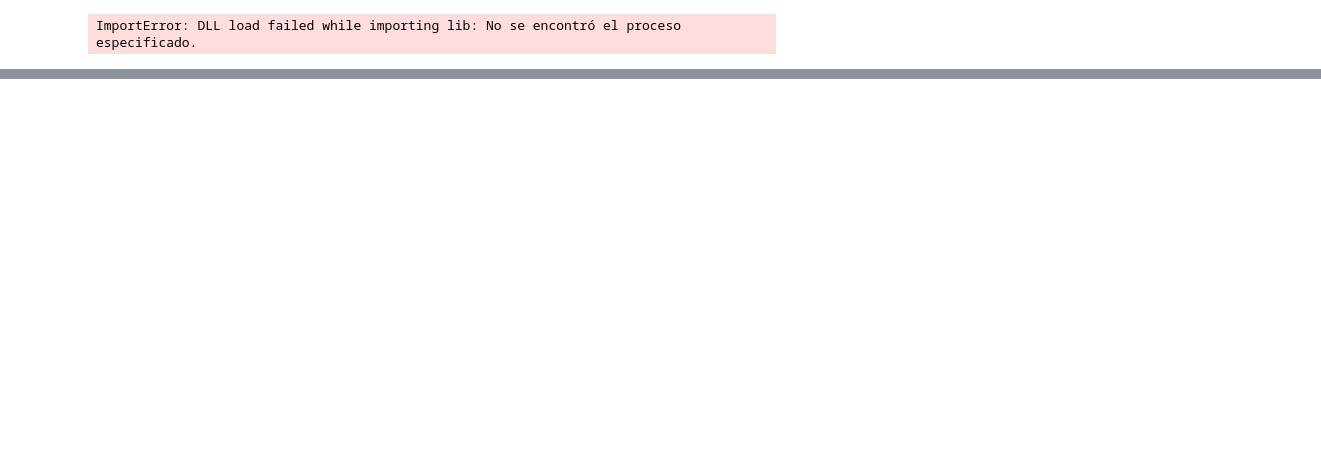
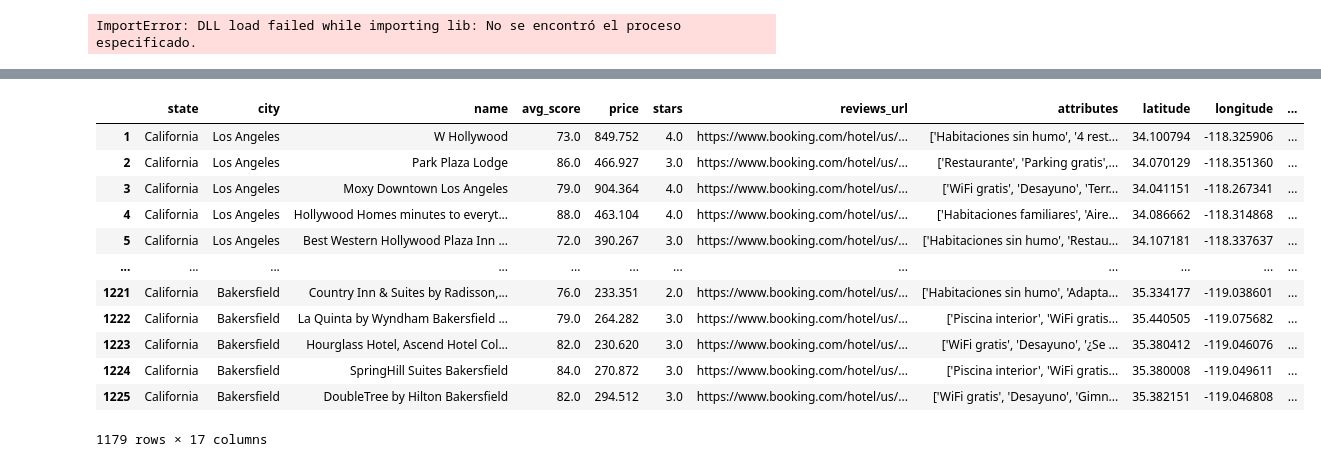
Before and after one commit to LeonardoCostaH/PF_DS_YELP, a Jupyter notebook: streamlit/pages/streamlit.ipynb, the cells around one changed output, grey strips where cells are left out. Saved outputs shown, nothing was run; the diff lists cells and outputs as text; code cells hidden in the pictures; blank space fills up the shorter version.

```diff
--- a/streamlit/pages/streamlit.ipynb
+++ b/streamlit/pages/streamlit.ipynb
@@ -38,0 +110,19 @@ california_hotels
+# %%
+california_hotels.dropna(subset=["city", "scores", "Personal"], inplace=True)
+california_hotels.drop(columns=["None", "scores"], inplace=True)
+
+california_hotels
+# %% [output]
+|  | state | city | name | avg_score | price | stars | reviews_url | attributes | latitude | longitude | ... |
+| 1 | California | Los Angeles | W Hollywood | 73.0 | 849.752 | 4.0 | https://www.booking.com/hotel/us/... | ['Habitaciones sin humo', '4 rest... | 34.100794 | -118.325906 | ... |
+| 2 | California | Los Angeles | Park Plaza Lodge | 86.0 | 466.927 | 3.0 | https://www.booking.com/hotel/us/... | ['Restaurante', 'Parking gratis',... | 34.070129 | -118.351360 | ... |
+| 3 | California | Los Angeles | Moxy Downtown Los Angeles | 79.0 | 904.364 | 4.0 | https://www.booking.com/hotel/us/... | ['WiFi gratis', 'Desayuno', 'Terr... | 34.041151 | -118.267341 | ... |
+| 4 | California | Los Angeles | Hollywood Homes minutes to everyt... | 88.0 | 463.104 | 4.0 | https://www.booking.com/hotel/us/... | ['Habitaciones familiares', 'Aire... | 34.086662 | -118.314868 | ... |
+| 5 | California | Los Angeles | Best Western Hollywood Plaza Inn ... | 72.0 | 390.267 | 3.0 | https://www.booking.com/hotel/us/... | ['Habitaciones sin humo', 'Restau... | 34.107181 | -118.337637 | ... |
+| ... | ... | ... | ... | ... | ... | ... | ... | ... | ... | ... | ... |
+| 1221 | California | Bakersfield | Country Inn & Suites by Radisson,... | 76.0 | 233.351 | 2.0 | https://www.booking.com/hotel/us/... | ['Habitaciones sin humo', 'Adapta... | 35.334177 | -119.038601 | ... |
+| 1222 | California | Bakersfield | La Quinta by Wyndham Bakersfield ... | 79.0 | 264.282 | 3.0 | https://www.booking.com/hotel/us/... | ['Piscina interior', 'WiFi gratis... | 35.440505 | -119.075682 | ... |
+| 1223 | California | Bakersfield | Hourglass Hotel, Ascend Hotel Col... | 82.0 | 230.620 | 3.0 | https://www.booking.com/hotel/us/... | ['WiFi gratis', 'Desayuno', '¿Se ... | 35.380412 | -119.046076 | ... |
+| 1224 | California | Bakersfield | SpringHill Suites Bakersfield | 84.0 | 270.872 | 3.0 | https://www.booking.com/hotel/us/... | ['Piscina interior', 'WiFi gratis... | 35.380008 | -119.049611 | ... |
+| 1225 | California | Bakersfield | DoubleTree by Hilton Bakersfield | 82.0 | 294.512 | 3.0 | https://www.booking.com/hotel/us/... | ['WiFi gratis', 'Desayuno', 'Gimn... | 35.382151 | -119.046808 | ... |
+1179 rows × 17 columns
```
Also changed, not shown: parts of 4 cells of this notebook, 4 other files.
